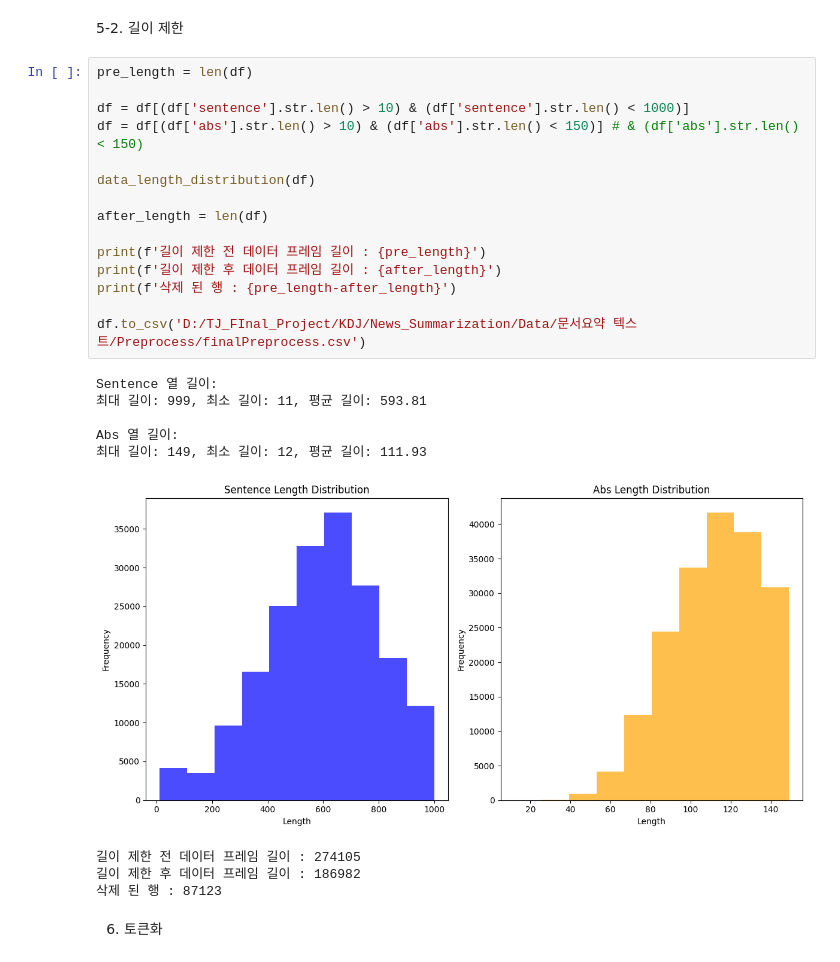
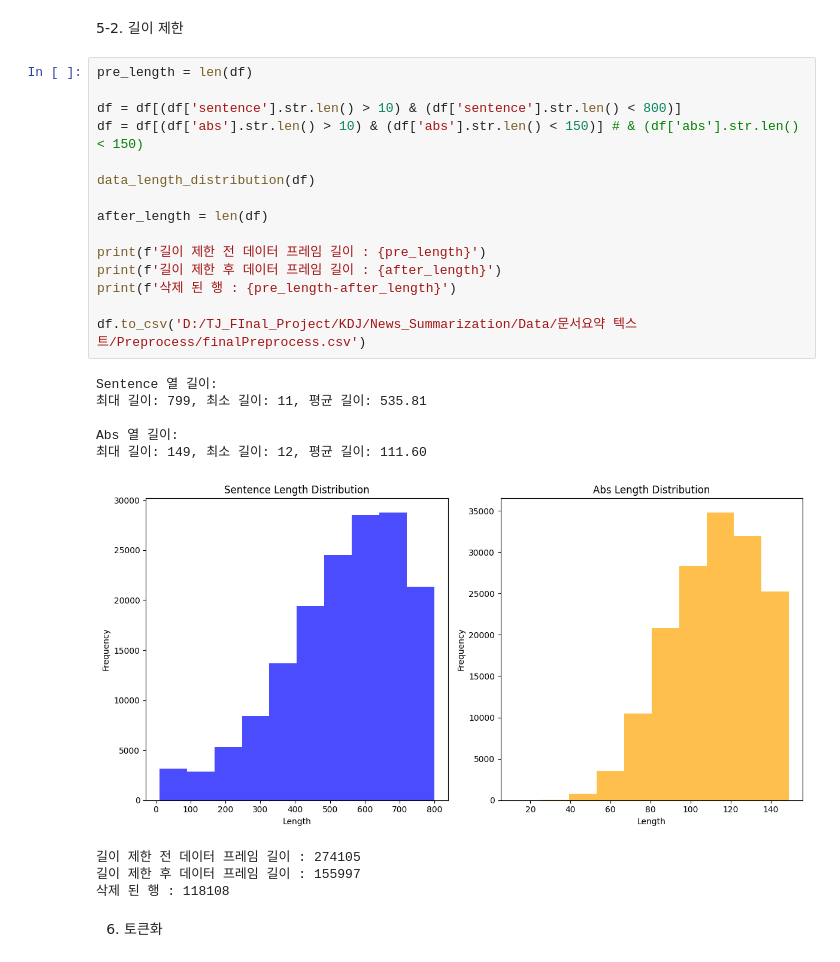
Before and after one commit to kimdj0413/TJ_FInal_Project, a Jupyter notebook: KDJ/News_Summarization/Code/DataPrerocess/FinalPreprocess.ipynb, the cells around one changed output. Saved outputs shown, nothing was run; the diff lists cells and outputs as text.

```diff
--- a/KDJ/News_Summarization/Code/DataPrerocess/FinalPreprocess.ipynb
+++ b/KDJ/News_Summarization/Code/DataPrerocess/FinalPreprocess.ipynb
@@ -173,28 +173,28 @@ Abs 열 길이:
 # %%
 pre_length = len(df)
 
-df = df[(df['sentence'].str.len() > 10) & (df['sentence'].str.len() < 1000)]
+df = df[(df['sentence'].str.len() > 10) & (df['sentence'].str.len() < 800)]
 df = df[(df['abs'].str.len() > 10) & (df['abs'].str.len() < 150)] # & (df['abs'].str.len() < 150)
 
 data_length_distribution(df)
 
 after_length = len(df)
 
 print(f'길이 제한 전 데이터 프레임 길이 : {pre_length}')
 print(f'길이 제한 후 데이터 프레임 길이 : {after_length}')
 print(f'삭제 된 행 : {pre_length-after_length}')
 
 df.to_csv('D:/TJ_FInal_Project/KDJ/News_Summarization/Data/문서요약 텍스트/Preprocess/finalPreprocess.csv')
 # %% [output]
 Sentence 열 길이:
-최대 길이: 999, 최소 길이: 11, 평균 길이: 593.81
+최대 길이: 799, 최소 길이: 11, 평균 길이: 535.81
 
 Abs 열 길이:
-최대 길이: 149, 최소 길이: 12, 평균 길이: 111.93
+최대 길이: 149, 최소 길이: 12, 평균 길이: 111.60
-[figure, old version]
+[figure, new version]
 길이 제한 전 데이터 프레임 길이 : 274105
-길이 제한 후 데이터 프레임 길이 : 186982
-삭제 된 행 : 87123
+길이 제한 후 데이터 프레임 길이 : 155997
+삭제 된 행 : 118108
 # %% [markdown]
 6. 토큰화
 # %% [markdown]
```
Also changed, not shown: parts of 3 cells of this notebook, 18 other files.
